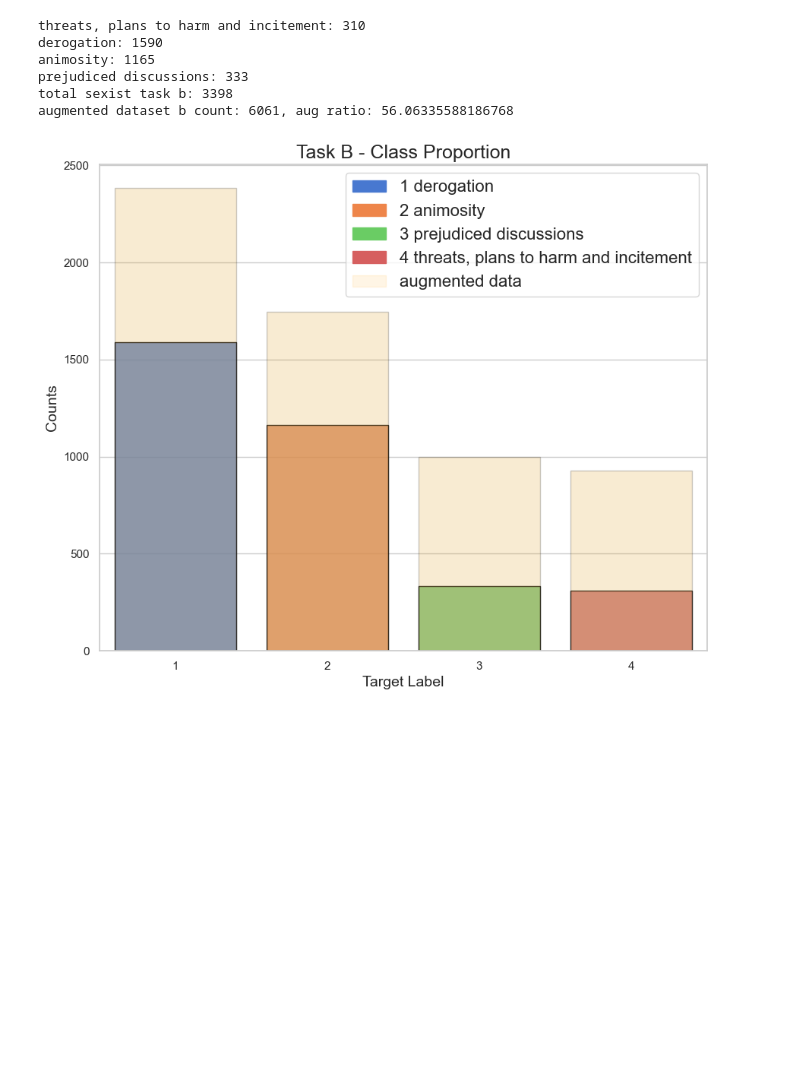
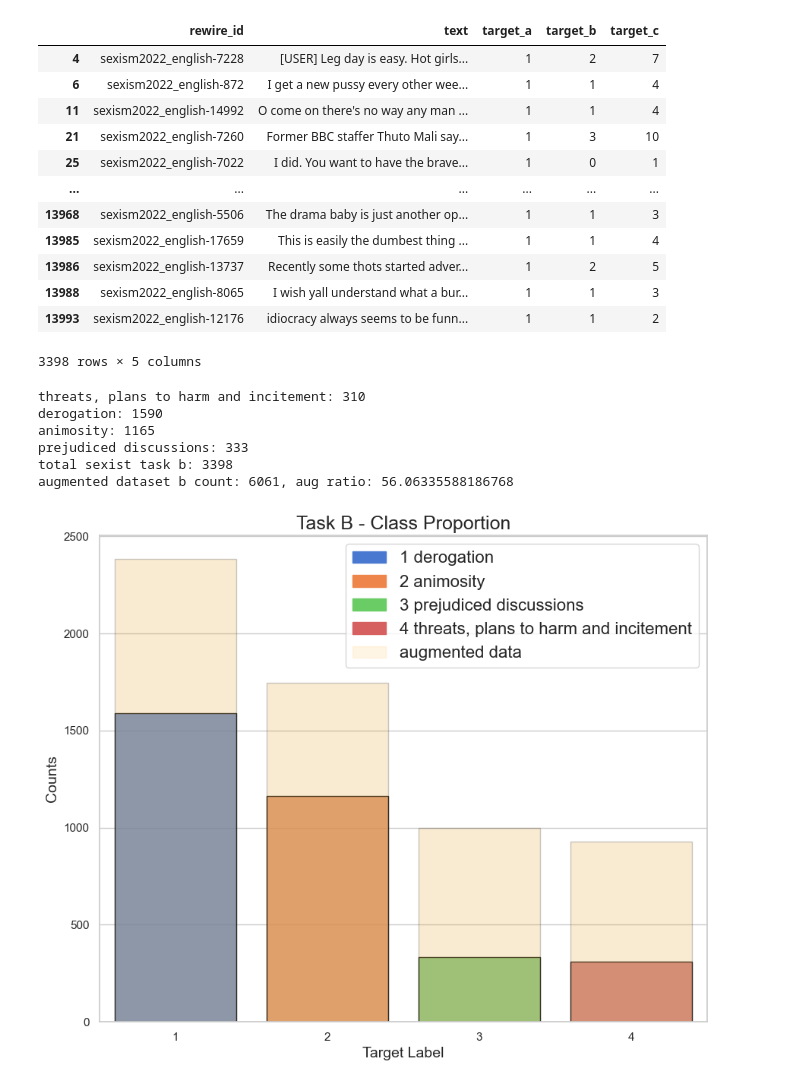
Before and after one commit to AxelBogos/SemEval-Edos, a Jupyter notebook: notebooks/5_ab_final-report-plots-data-aug.ipynb, the cells around one changed output. Saved outputs shown, nothing was run; the diff lists cells and outputs as text; code cells hidden in the pictures; blank space fills up the shorter version.

```diff
--- a/notebooks/5_ab_final-report-plots-data-aug.ipynb
+++ b/notebooks/5_ab_final-report-plots-data-aug.ipynb
@@ -56,3 +73,19 @@ plt.subplots_adjust(left=0.1, right=0.9, bottom=0.1, top=0.9)
+# %%
+a1_aug_syn
+# %% [output]
+|  | rewire_id | text | target_a | target_b | target_c |
+| 4 | sexism2022_english-7228 | [USER] Leg day is easy. Hot girls... | 1 | 2 | 7 |
+| 6 | sexism2022_english-872 | I get a new pussy every other wee... | 1 | 1 | 4 |
+| 11 | sexism2022_english-14992 | O come on there's no way any man ... | 1 | 1 | 4 |
+| 21 | sexism2022_english-7260 | Former BBC staffer Thuto Mali say... | 1 | 3 | 10 |
+| 25 | sexism2022_english-7022 | I did. You want to have the brave... | 1 | 0 | 1 |
+| ... | ... | ... | ... | ... | ... |
+| 13968 | sexism2022_english-5506 | The drama baby is just another op... | 1 | 1 | 3 |
+| 13985 | sexism2022_english-17659 | This is easily the dumbest thing ... | 1 | 1 | 4 |
+| 13986 | sexism2022_english-13737 | Recently some thots started adver... | 1 | 2 | 5 |
+| 13988 | sexism2022_english-8065 | I wish yall understand what a bur... | 1 | 1 | 3 |
+| 13993 | sexism2022_english-12176 | idiocracy always seems to be funn... | 1 | 1 | 2 |
+3398 rows × 5 columns
 # %%
 # Explore task b
 train_task_b = train_df.drop(['rewire_id', 'target_a', 'target_c'], axis=1)
```
Also changed, not shown: parts of 1 cell of this notebook, 1 other file.
